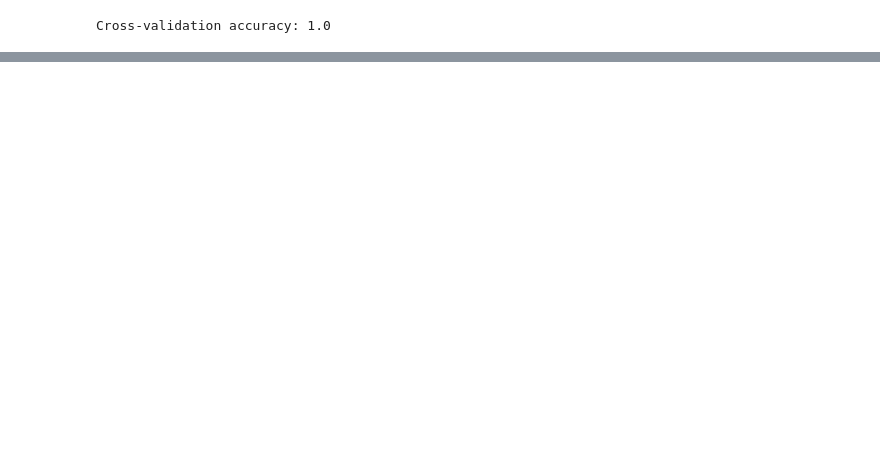
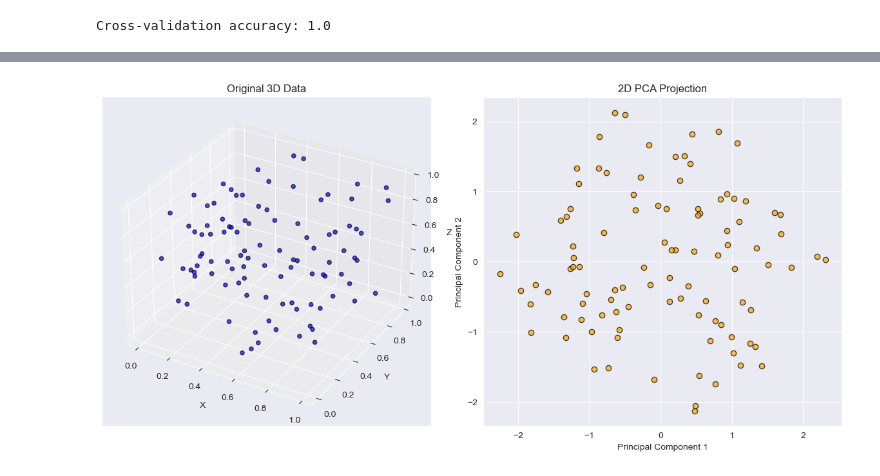
Before and after one commit to gerryfrank10/AI2025, a Jupyter notebook: DPA_PHISHING_URL.ipynb, the cells around one changed output, grey strips where cells are left out. Drawn from its saved outputs; the diff is of its cells as text; code cells hidden in the pictures; blank space fills up the shorter version.

```diff
--- a/DPA_PHISHING_URL.ipynb
+++ b/DPA_PHISHING_URL.ipynb
@@ -459,0 +553,39 @@ Cross-validation accuracy: 1.0
+# %%
+import numpy as np
+import matplotlib.pyplot as plt
+from sklearn.decomposition import PCA
+from sklearn.preprocessing import StandardScaler
+from mpl_toolkits.mplot3d import Axes3D
+
+# Generate sample 3D data
+np.random.seed(42)
+data = np.random.rand(100, 3)
+
+# Standardize the data
+scaler = StandardScaler()
+data_scaled = scaler.fit_transform(data)
+
+# Perform PCA to reduce to 2 dimensions
+pca = PCA(n_components=2)
+data_pca = pca.fit_transform(data_scaled)
+
+# Plot the original 3D data
+fig = plt.figure(figsize=(12, 6))
+ax = fig.add_subplot(121, projection='3d')
+ax.scatter(data[:, 0], data[:, 1], data[:, 2], c='blue', edgecolor='k', alpha=0.7)
+ax.set_title('Original 3D Data')
+ax.set_xlabel('X')
+ax.set_ylabel('Y')
+ax.set_zlabel('Z')
+
+# Plot the 2D PCA projection
+ax2 = fig.add_subplot(122)
+ax2.scatter(data_pca[:, 0], data_pca[:, 1], c='orange', edgecolor='k', alpha=0.7)
+ax2.set_title('2D PCA Projection')
+ax2.set_xlabel('Principal Component 1')
+ax2.set_ylabel('Principal Component 2')
+
+plt.tight_layout()
+plt.show()
+# %% [output]
+[figure, added]
```
Also changed, not shown: parts of 9 cells of this notebook.
